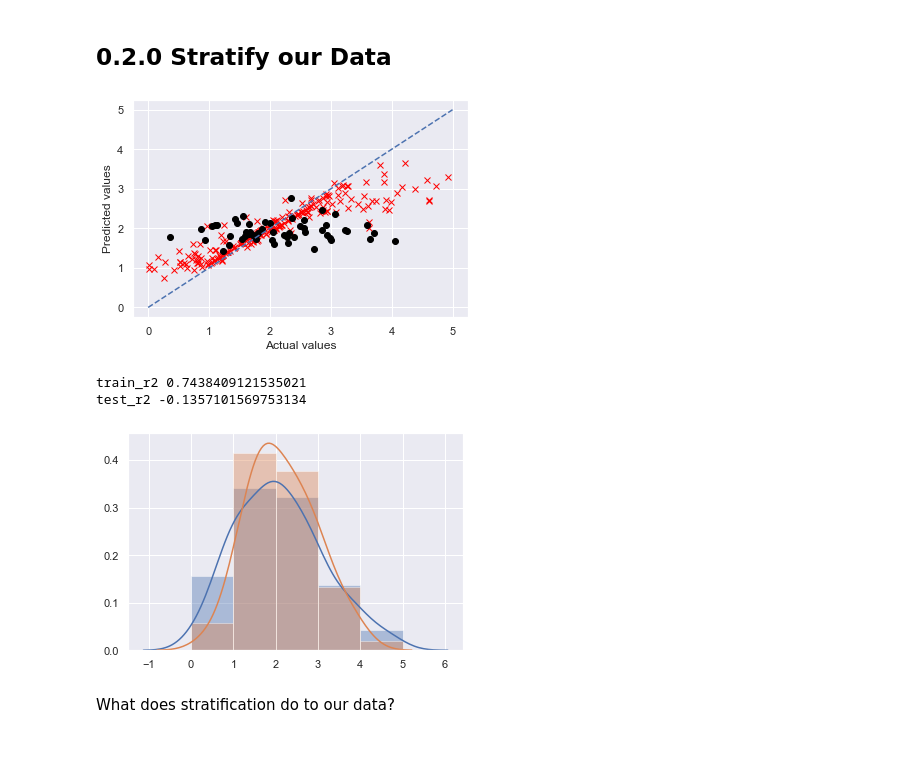
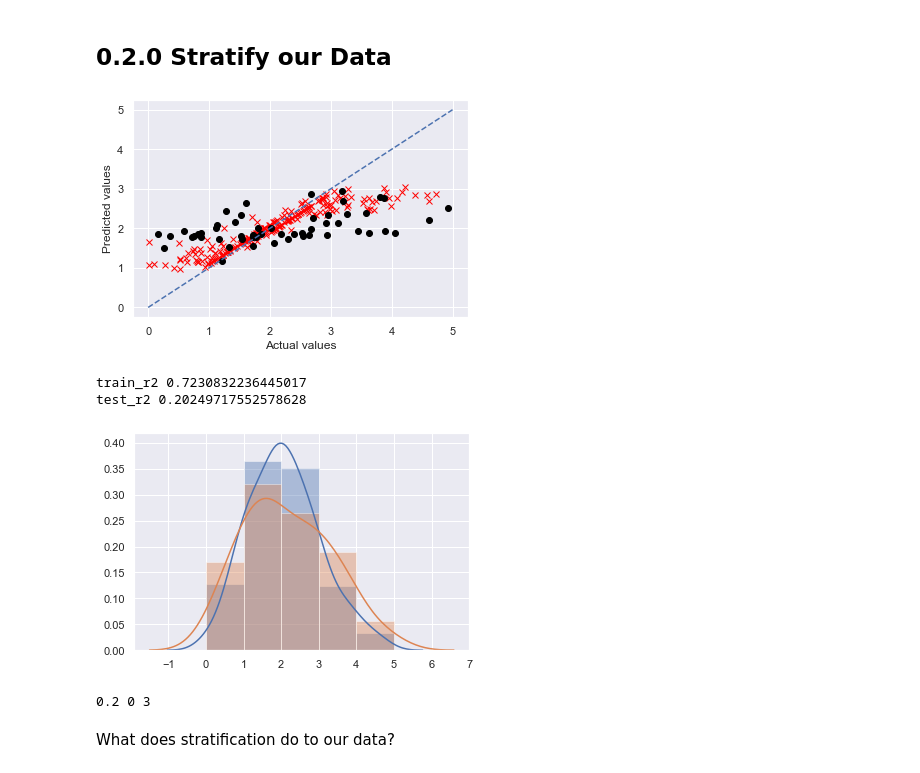
Before and after one commit to duythongvt1/URA-Projects, a Jupyter notebook: CornData/Corn2.ipynb, the cells around one changed output. Drawn from its saved outputs; the diff is of its cells as text; code cells hidden in the pictures.

```diff
--- a/CornData/Corn2.ipynb
+++ b/CornData/Corn2.ipynb
@@ -90,9 +90,8 @@ This class will help with the plotting of graphs in the ScoreSheet and Test
 # %%
 class Draw:
 
-    def histogram(train_sr,test_sr):
-        sns.distplot(train_sr['y_train'],bins=[0,1,2,3,4,5],kde=True)
-        sns.distplot(test_sr['y_test'],bins=[0,1,2,3,4,5],kde=True)
+    def histogram(sr,hist,kde):
+        sns.distplot(sr,bins=[0,1,2,3,4,5],hist=hist,kde=kde)
 
     def heatmap(ss):
         ax=sns.heatmap(ss.get_sheet(),annot=True, fmt=".3f",cmap="coolwarm", center = -0.1 ,
@@ -129,7 +128,7 @@ from sklearn.model_selection import train_test_split
 
 class Test:
     def __init__(self,X,y):
-        self.settings = Settings(X,y,0.2,None)
+        self.settings = Settings(X,y)
 
     def get_settings(self):
         return self.settings
@@ -287,23 +304,28 @@ test.settings.bias
 # %% [markdown]
 ## 0.2.0 Stratify our Data
 # %%
-test.settings.set_stratify(False)
+test.settings.set_default()
+
 train_sr,test_sr = test.train_test("SVR")
 Draw.scatterplot(train_sr,test_sr)
 
 y_train,y_train_predicted = train_sr["y_train"],train_sr["y_train_predicted"]
 y_test, y_test_predicted  = test_sr["y_test"], test_sr["y_test_predicted"]
 
 print("train_r2",r2_score(y_train,y_train_predicted))
 print("test_r2",r2_score(y_test,y_test_predicted))
+
+Draw.histogram(train_sr["y_train"],hist=True,kde=True)
+Draw.histogram(test_sr["y_test"],hist=True,kde=True)
 # %% [output]
-[figure, old version]
+[figure, new version]
-train_r2 0.7438409121535021
-test_r2 -0.1357101569753134
+train_r2 0.7230832236445017
+test_r2 0.20249717552578628
+[figure, added]
-# %%
-Draw.histogram(train_sr,test_sr)
-# %% [output]
-[figure, removed]
+# %%
+test.settings.print_settings()
+# %% [output]
+0.2 0 3
 # %% [markdown]
 What does stratification do to our data?
 # %%
```
Also changed, not shown: parts of 14 cells of this notebook.
